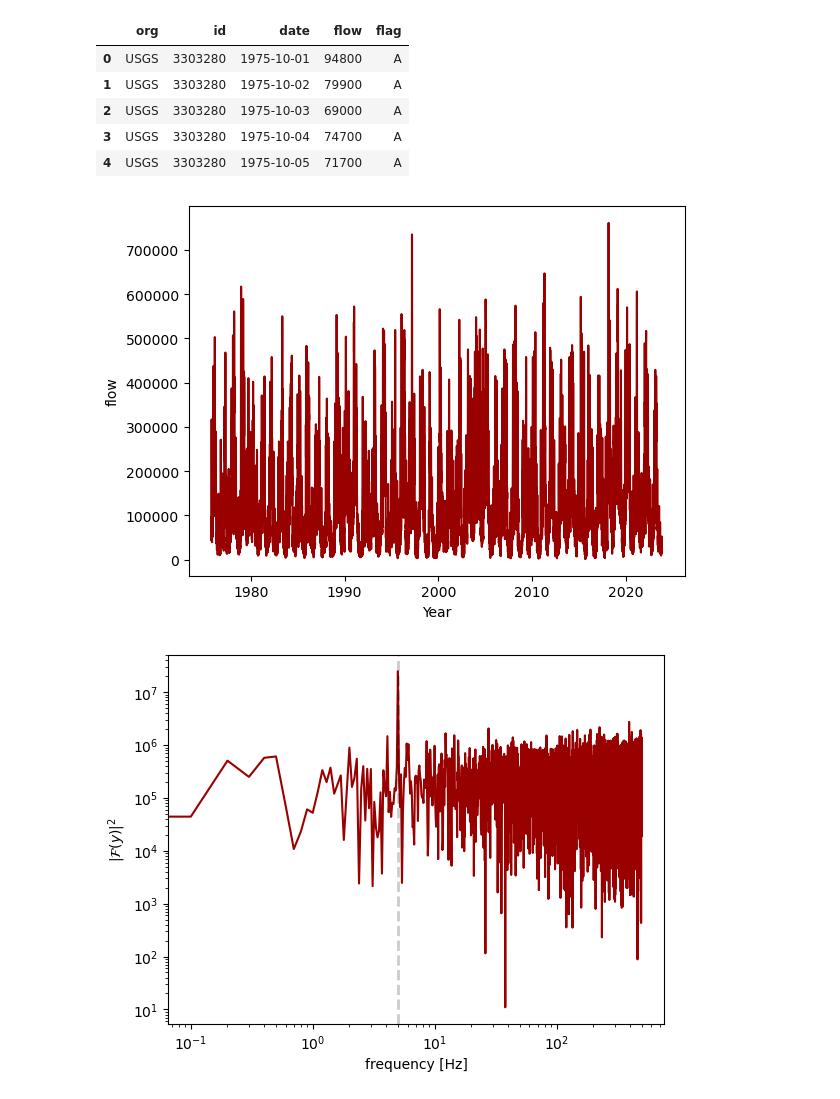
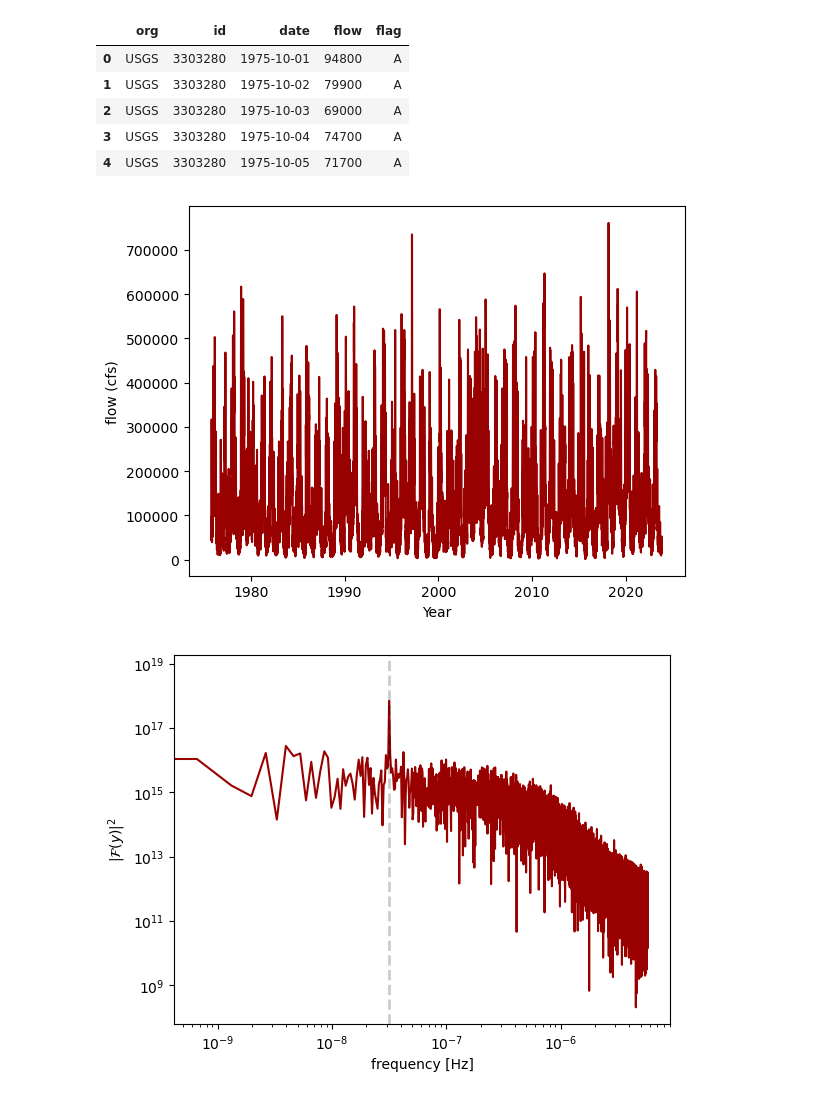
Before and after one commit to cookjan/G690_jcc, a Jupyter notebook: lesson11/11_workalong_01_fft.ipynb, the cells around one changed output. Saved outputs shown, nothing was run; the diff lists cells and outputs as text; code cells hidden in the pictures.

```diff
--- a/lesson11/11_workalong_01_fft.ipynb
+++ b/lesson11/11_workalong_01_fft.ipynb
@@ -93,8 +93,26 @@ def plot_power_spectrum(freqs, y_power):
 
     plt.show()
 
+# also make a function for plotting with a line at the desired freq
+def plot_power_spectrum_line(freqs, y_power, line_freq):
+    """ Plots the power spectrum of a signal.  Returns the figure and axes: fig, ax """
+    #plot power spectrum
+    fig, ax= plt.subplots()
+    ax.plot(freqs,y_power,color="#990000")
+    ax.set_xlabel("frequency [Hz]")
+    ax.set_ylabel("$|\mathcal{F}(y)|^2$") #whew
+
+    #make log-log
+    ax.set_xscale("log")
+    ax.set_yscale("log")
+
+    #add line at frequency of signal
+    ax.axvline(line_freq, color = "black", linestyle = "--", alpha = 0.2, linewidth = 2)
+
+    plt.show()
 
 #test
 power_spectrum(y, t)
 plot_power_spectrum(freqs, y_power)
+plot_power_spectrum_line(freqs, y_power, frequency)
 # %% [output]
@@ -169,16 +187,20 @@ streamflow.head()
 fig, ax= plt.subplots()
 ax.plot(streamflow['date'], streamflow["flow"], color="#990000")
 ax.set_xlabel("Year")
-ax.set_ylabel("flow")
+ax.set_ylabel("flow (cfs)")
 plt.show()
 # %% [output]
-[figure, old version]
+[figure, new version]
 # %%
 """ Plot the power spectrum of the data. """
 
 #convert time to seconds
+time_sec = (streamflow['date'] - streamflow['date'][0]).dt.total_seconds()
 
-power_spectrum(streamflow["date"], streamflow["flow"])
-plot_power_spectrum(freqs, y_power)
+#get that power spectrum
+freqs, flow = power_spectrum(streamflow["flow"], time_sec)
+
+#plot that power spectrum
+plot_power_spectrum_line(freqs, flow, 1/(60**2*24*365))
 # %% [output]
-[figure, old version]
+[figure, new version]
```
Also changed, not shown: parts of 4 cells of this notebook.
